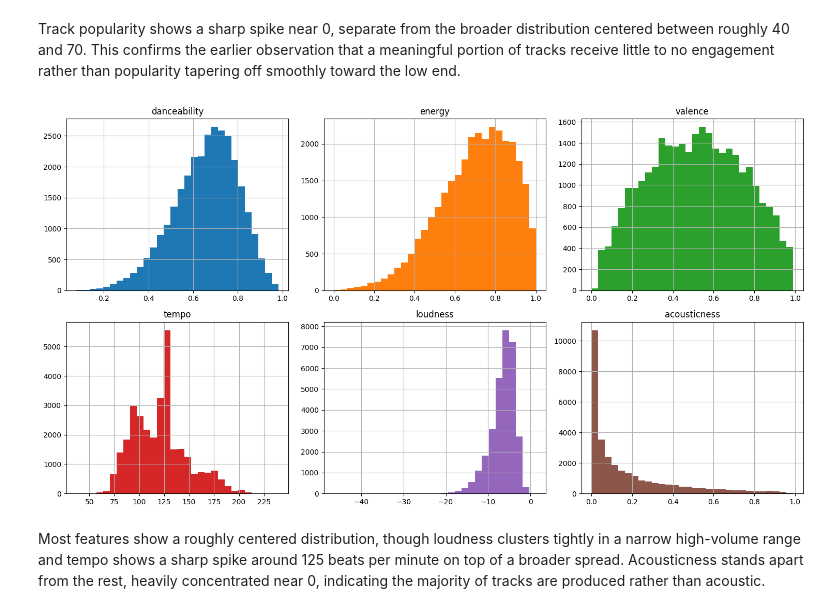
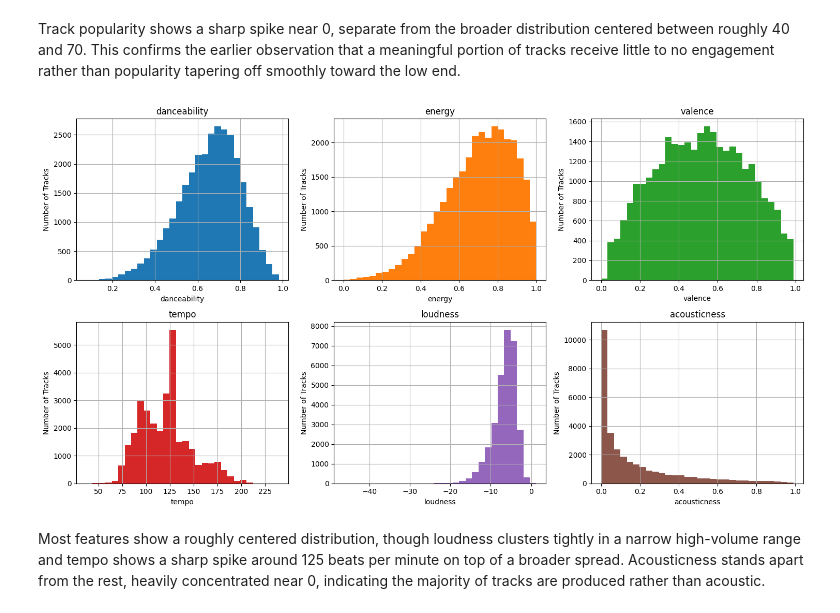
Before and after one commit to vipphan/spotify-capstone, a Jupyter notebook: spotify_capstone.ipynb, the cells around one changed output. Saved outputs shown, nothing was run; the diff lists cells and outputs as text; code cells hidden in the pictures.

```diff
--- a/spotify_capstone.ipynb
+++ b/spotify_capstone.ipynb
@@ -498,16 +505,18 @@ the low end.
 # %%
 # distribution of each of the six audio features
 features = ['danceability', 'energy', 'valence', 'tempo', 'loudness', 'acousticness']
 colors = plt.cm.tab10.colors
 
 fig, axes = plt.subplots(2, 3, figsize=(15, 8))
 for ax, feature, color in zip(axes.flatten(), features, colors):
     cleaned_df[feature].hist(bins=30, ax=ax, color=color)
     ax.set_title(feature)
+    ax.set_xlabel(feature)
+    ax.set_ylabel('Number of Tracks')
 
 plt.tight_layout()
 # %% [output]
-[figure, old version]
+[figure, new version]
 # %% [markdown]
 Most features show a roughly centered distribution, though loudness
 clusters tightly in a narrow high-volume range and tempo shows a sharp
```
Also changed, not shown: parts of 13 cells of this notebook.
